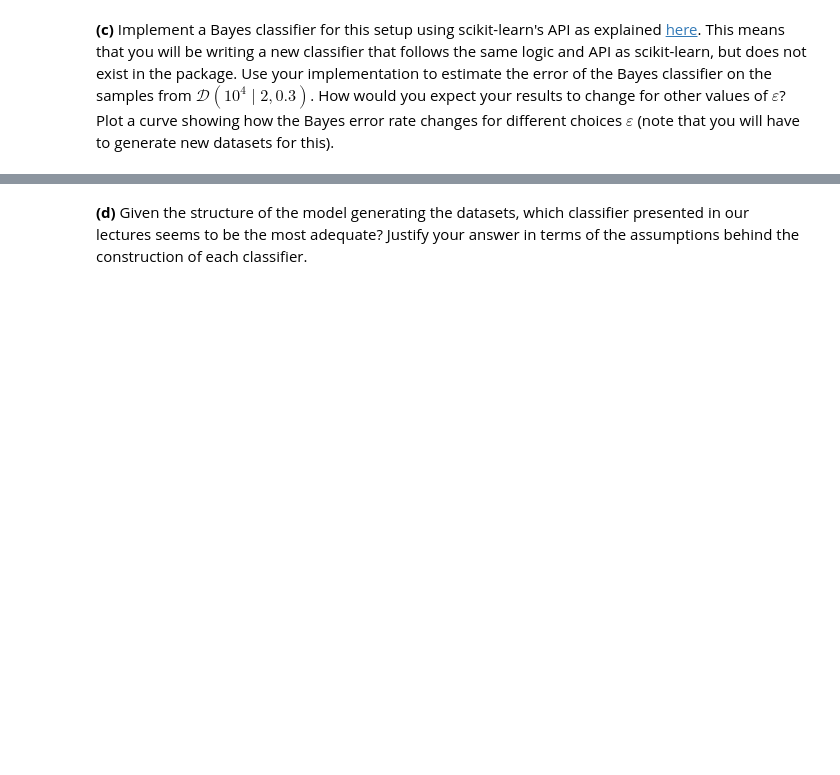
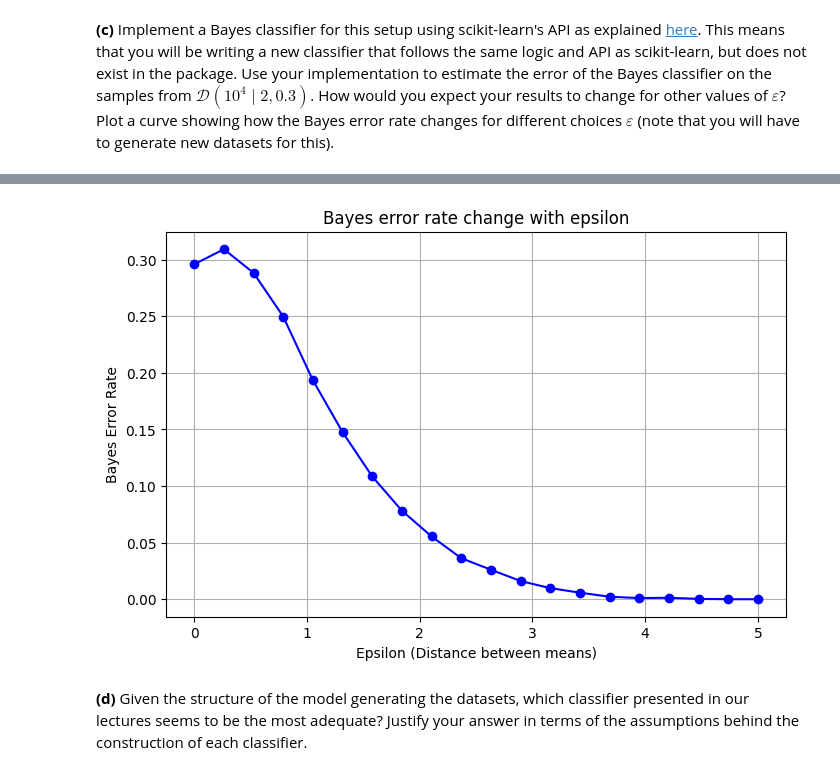
Before and after one commit to Erratu/Stats-S8-TPs, a Jupyter notebook: TP3/TP3_anna.ipynb, the cells around one changed output, grey strips where cells are left out. Saved outputs shown, nothing was run; the diff lists cells and outputs as text; code cells hidden in the pictures; blank space fills up the shorter version.

```diff
--- a/TP3/TP3_anna.ipynb
+++ b/TP3/TP3_anna.ipynb
@@ -97,2 +132,46 @@ CM5 Bayes Classifier Important tools for proba theory : Prob(Y=1|X in B(x0))
+# %%
+class BayesClassifier(BaseEstimator, ClassifierMixin):
+    def __init__(self, eps=2.0, p=0.3):
+        self.eps = eps
+        self.p = p
+        self.mu0 = np.array([0, 0])
+        self.mu1 = np.array([self.eps, 0])
+        self.sig0 = np.array([[0.5, 0], [0, 0.5]])
+        self.sig1 = np.array([[0.4, 0], [0, 0.4]])
+
+    def fit(self, X, y):
+        return self
+
+    def predict(self, X):
+        prior_0 = 1 - self.p
+        prior_1 = self.p
+
+        lik_0 = multivariate_normal.pdf(X, mean=self.mu0, cov=self.sig0)
+        lik_1 = multivariate_normal.pdf(X, mean=self.mu1, cov=self.sig1)
+
+        post_0 = lik_0 * prior_0
+        post_1 = lik_1 * prior_1
+
+        return (post_1 > post_0).astype(int)
+
+epsilons = np.linspace(0, 5, 20)
+p = 0.3
+errors = []
+
+for eps in epsilons:
+    X_test_large, y_test_large = gen_data(10000, eps, p)
+    clf = BayesClassifier(eps=eps, p=p)
+    y_pred = clf.predict(X_test_large)
+    errors.append(1.0 - accuracy_score(y_test_large, y_pred))
+
+plt.figure(figsize=(8, 5))
+plt.plot(epsilons, errors, marker='o', linestyle='-', color='b')
+plt.xlabel('Epsilon (Distance between means)')
+plt.ylabel('Bayes Error Rate')
+plt.title('Bayes error rate change with epsilon')
+plt.grid(True)
+plt.show()
+# %% [output]
+[figure, added]
 # %% [markdown]
 **(d)** Given the structure of the model generating the datasets, which classifier presented in our lectures seems to be the most adequate? Justify your answer in terms of the assumptions behind the construction of each classifier.
```
Also changed, not shown: parts of 14 cells of this notebook.
